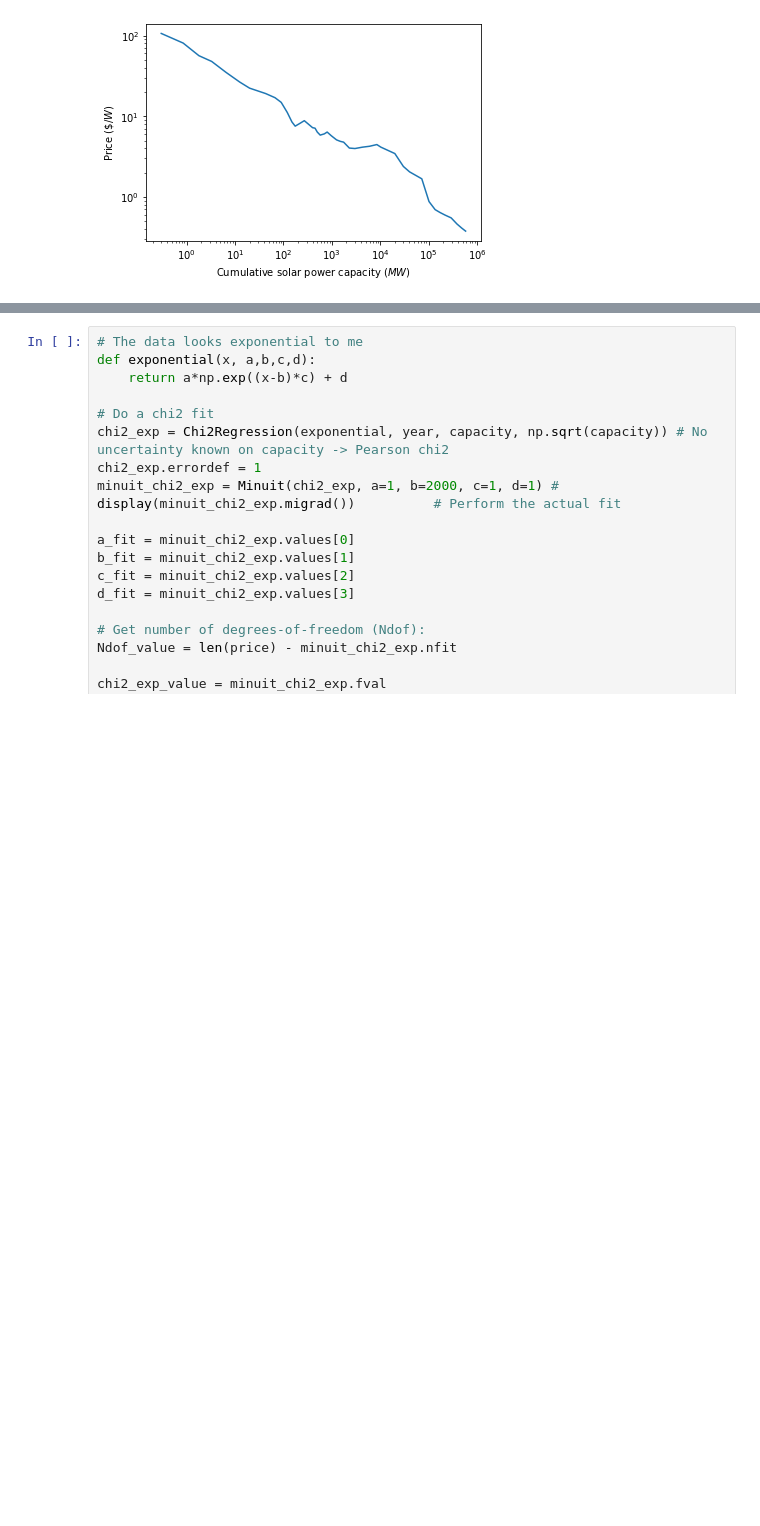
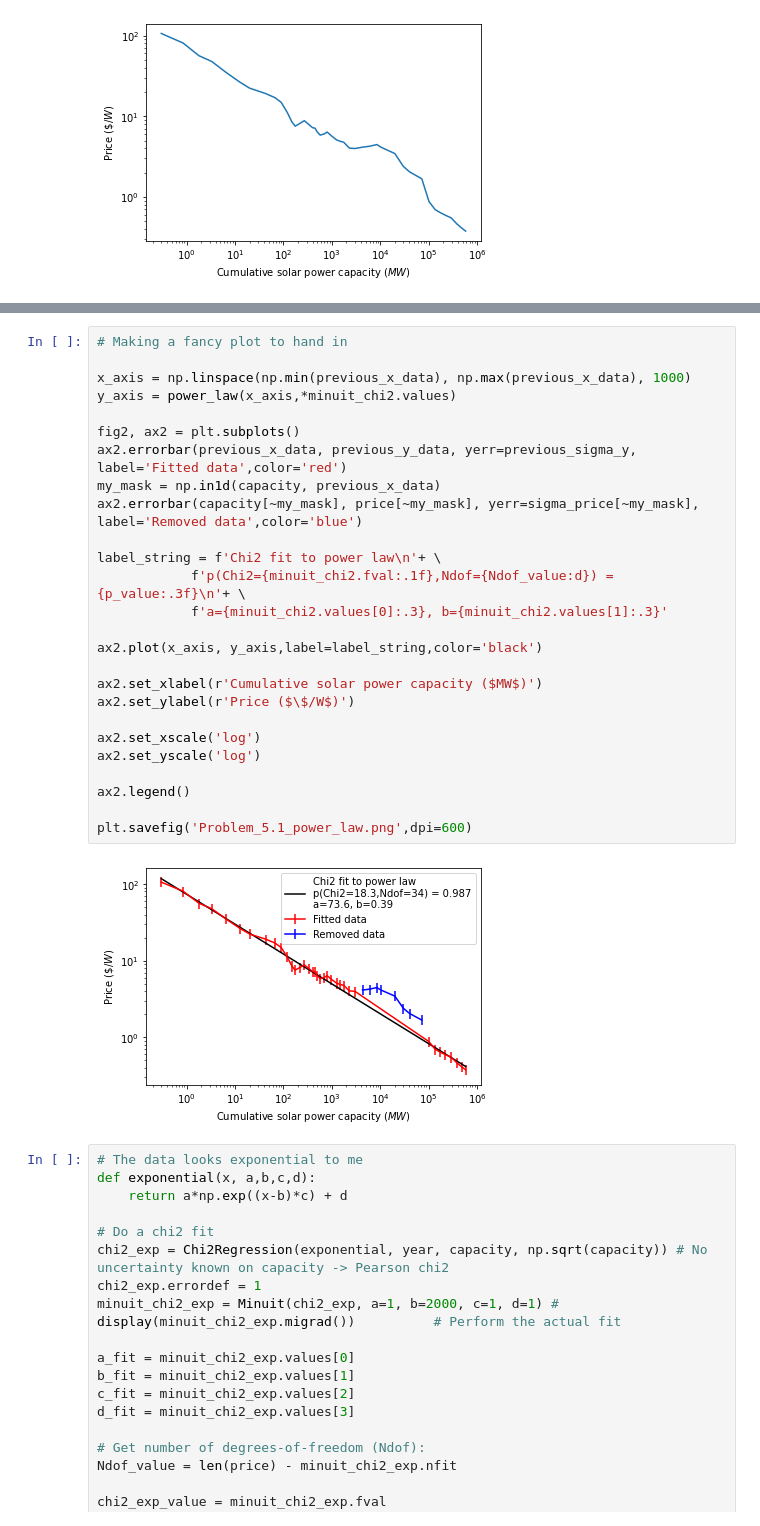
Before and after one commit to NathanvdBerg/AppStat-ProblemSet-2021, a Jupyter notebook: Problem 5.1.ipynb, the cells around one changed output, grey strips where cells are left out. Cells and saved outputs as stored; diff of their text form; blank space fills up the shorter version.

```diff
--- a/Problem 5.1.ipynb
+++ b/Problem 5.1.ipynb
@@ -111,3 +220,31 @@ Chi2 value: 86.6   Ndof = 42    Prob(Chi2,Ndof) = 0.0000622638
+# %%
+# Making a fancy plot to hand in
+
+x_axis = np.linspace(np.min(previous_x_data), np.max(previous_x_data), 1000)
+y_axis = power_law(x_axis,*minuit_chi2.values)
+
+fig2, ax2 = plt.subplots()
+ax2.errorbar(previous_x_data, previous_y_data, yerr=previous_sigma_y, label='Fitted data',color='red')
+my_mask = np.in1d(capacity, previous_x_data)
+ax2.errorbar(capacity[~my_mask], price[~my_mask], yerr=sigma_price[~my_mask], label='Removed data',color='blue')
+
+label_string = f'Chi2 fit to power law\n'+ \
+            f'p(Chi2={minuit_chi2.fval:.1f},Ndof={Ndof_value:d}) = {p_value:.3f}\n'+ \
+            f'a={minuit_chi2.values[0]:.3}, b={minuit_chi2.values[1]:.3}'
+
+ax2.plot(x_axis, y_axis,label=label_string,color='black')
+
+ax2.set_xlabel(r'Cumulative solar power capacity ($MW$)')
+ax2.set_ylabel(r'Price ($\$/W$)')
+
+ax2.set_xscale('log')
+ax2.set_yscale('log')
+
+ax2.legend()
+
+plt.savefig('Problem_5.1_power_law.png',dpi=600)
+# %% [output]
+[figure, added]
 # %%
 # The data looks exponential to me
 def exponential(x, a,b,c,d):
```
Also changed, not shown: parts of 6 cells of this notebook, 1 other file.
